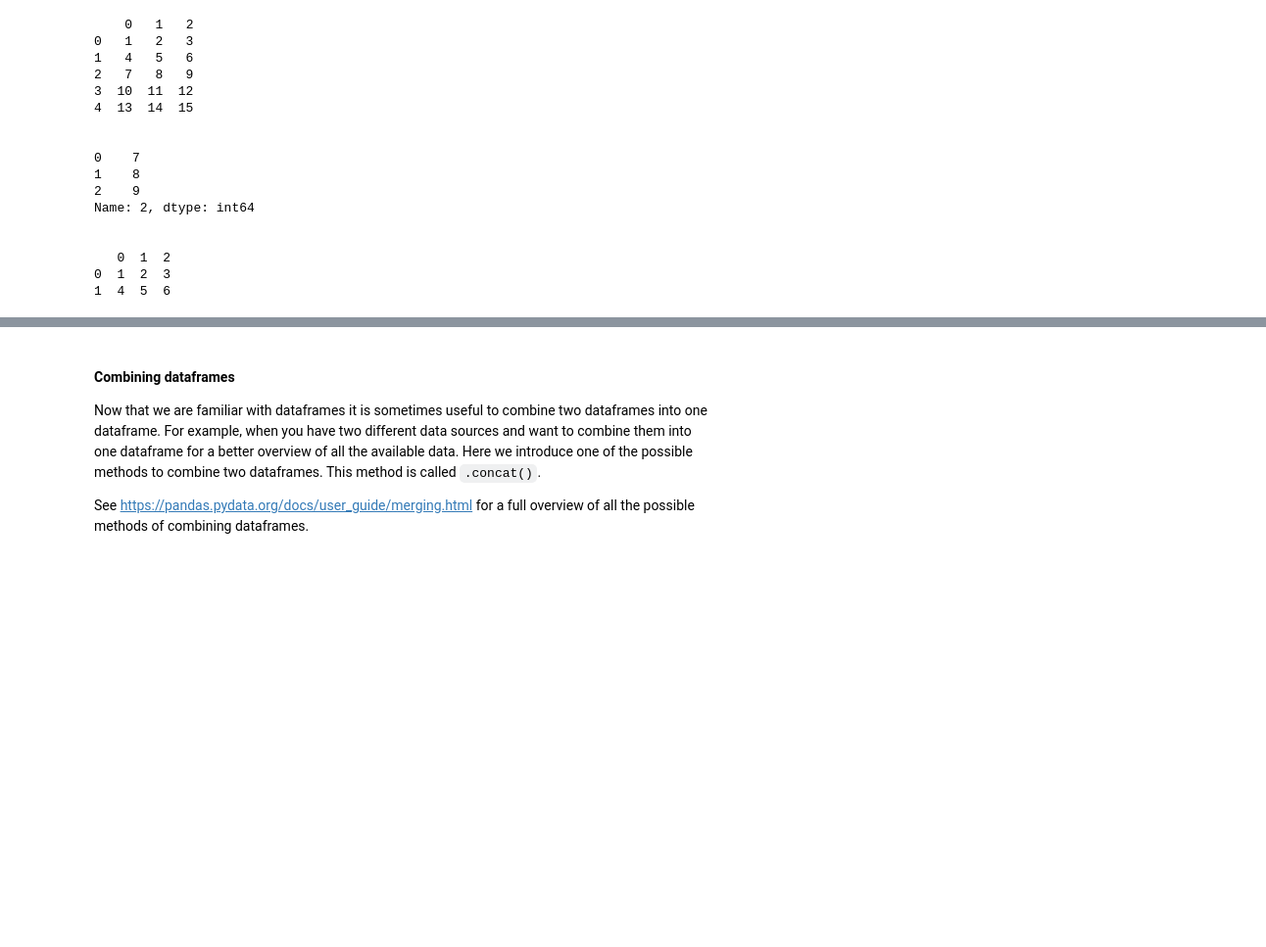
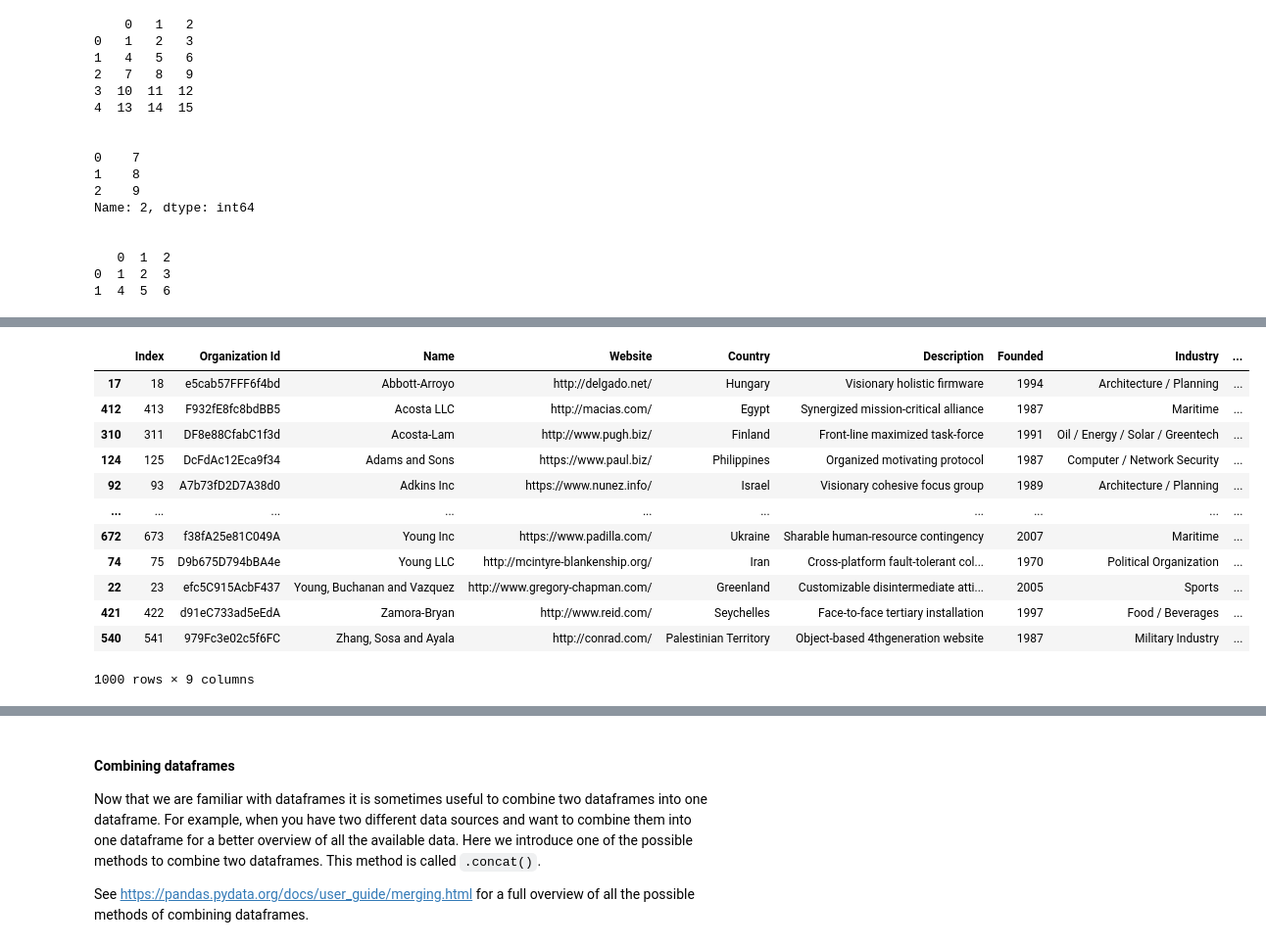
Before and after one commit to FutureFacts/spikeupai, a Jupyter notebook: DS_deepdive_3_solutions.ipynb, the cells around one changed output, grey strips where cells are left out. Shown at 98% size. Saved outputs shown, nothing was run; the diff lists cells and outputs as text; code cells hidden in the pictures; blank space fills up the shorter version.

```diff
--- a/DS_deepdive_3_solutions.ipynb
+++ b/DS_deepdive_3_solutions.ipynb
@@ -1796,0 +1801,21 @@ Name: 2, dtype: int64
+# %%
+# Read in the organizational data
+org_data = pd.read_csv("csv_data/organizations-1000.csv")
+
+# Sort organizational data by the values in the "Name" column
+sorted_data = org_data.sort_values(by=['Name'])
+sorted_data
+# %% [output]
+|  | Index | Organization Id | Name | Website | Country | Description | Founded | Industry | ... |
+| 17 | 18 | e5cab57FFF6f4bd | Abbott-Arroyo | http://delgado.net/ | Hungary | Visionary holistic firmware | 1994 | Architecture / Planning | ... |
+| 412 | 413 | F932fE8fc8bdBB5 | Acosta LLC | http://macias.com/ | Egypt | Synergized mission-critical alliance | 1987 | Maritime | ... |
+| 310 | 311 | DF8e88CfabC1f3d | Acosta-Lam | http://www.pugh.biz/ | Finland | Front-line maximized task-force | 1991 | Oil / Energy / Solar / Greentech | ... |
+| 124 | 125 | DcFdAc12Eca9f34 | Adams and Sons | https://www.paul.biz/ | Philippines | Organized motivating protocol | 1987 | Computer / Network Security | ... |
+| 92 | 93 | A7b73fD2D7A38d0 | Adkins Inc | https://www.nunez.info/ | Israel | Visionary cohesive focus group | 1989 | Architecture / Planning | ... |
+| ... | ... | ... | ... | ... | ... | ... | ... | ... | ... |
+| 672 | 673 | f38fA25e81C049A | Young Inc | https://www.padilla.com/ | Ukraine | Sharable human-resource contingency | 2007 | Maritime | ... |
+| 74 | 75 | D9b675D794bBA4e | Young LLC | http://mcintyre-blankenship.org/ | Iran | Cross-platform fault-tolerant col... | 1970 | Political Organization | ... |
+| 22 | 23 | efc5C915AcbF437 | Young, Buchanan and Vazquez | http://www.gregory-chapman.com/ | Greenland | Customizable disintermediate atti... | 2005 | Sports | ... |
+| 421 | 422 | d91eC733ad5eEdA | Zamora-Bryan | http://www.reid.com/ | Seychelles | Face-to-face tertiary installation | 1997 | Food / Beverages | ... |
+| 540 | 541 | 979Fc3e02c5f6FC | Zhang, Sosa and Ayala | http://conrad.com/ | Palestinian Territory | Object-based 4thgeneration website | 1987 | Military Industry | ... |
+1000 rows × 9 columns
```
Also changed, not shown: parts of 2 cells of this notebook.
